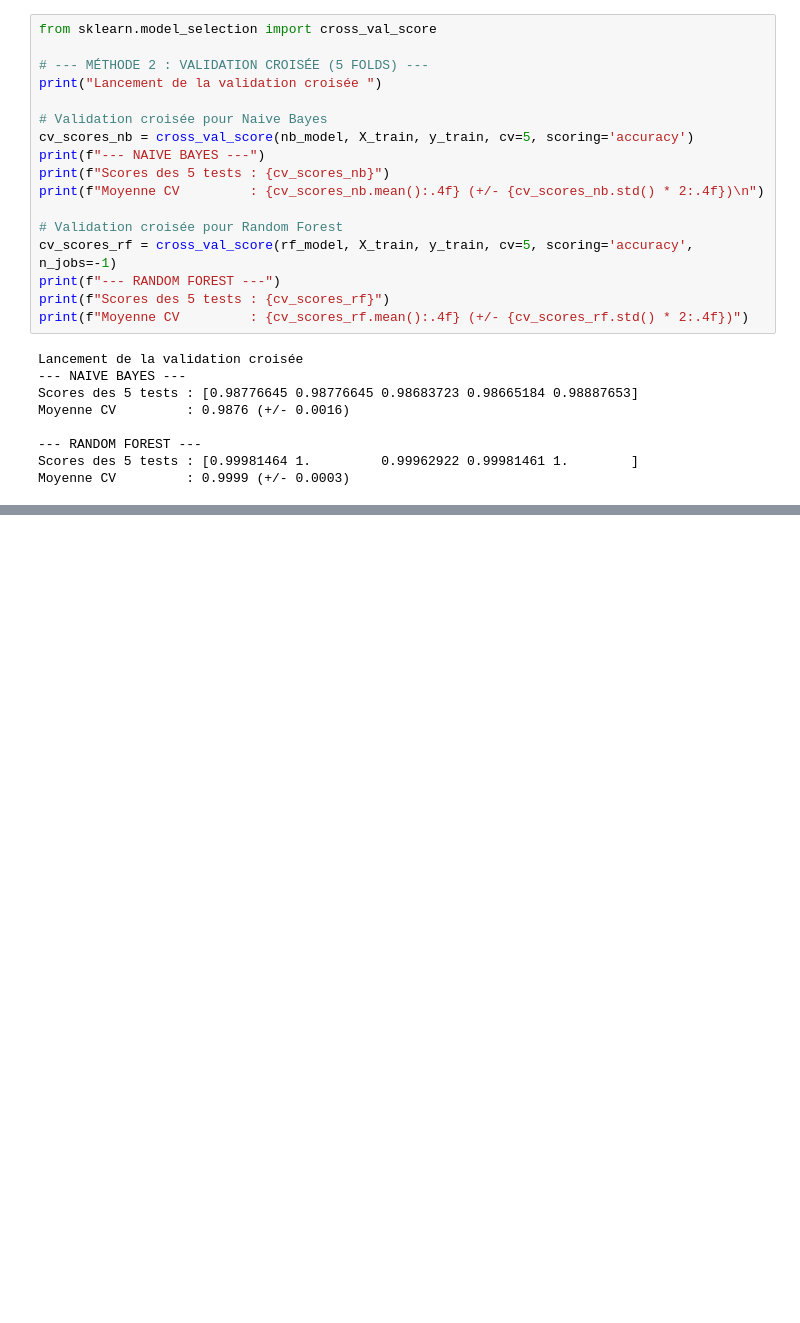
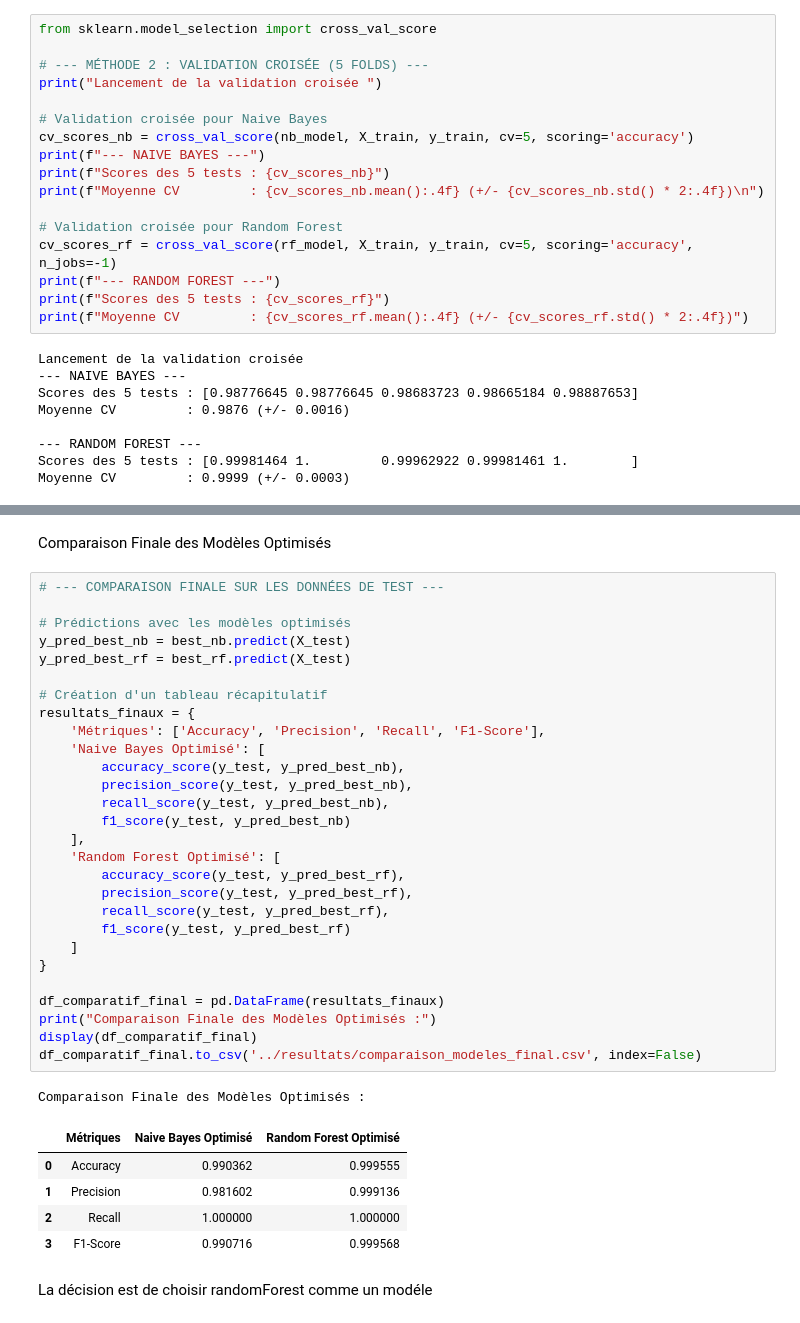
Before and after one commit to yasslous/classification-emails-enron, a Jupyter notebook: cahiers/03_entrainement_modeles.ipynb, the cells around one changed output, grey strips where cells are left out. Cells and saved outputs as stored; diff of their text form; blank space fills up the shorter version.

```diff
--- a/cahiers/03_entrainement_modeles.ipynb
+++ b/cahiers/03_entrainement_modeles.ipynb
@@ -208,0 +249,39 @@ Moyenne CV         : 0.9999 (+/- 0.0003)
+# %% [markdown]
+Comparaison Finale des Modèles Optimisés
+# %%
+# --- COMPARAISON FINALE SUR LES DONNÉES DE TEST ---
+
+# Prédictions avec les modèles optimisés
+y_pred_best_nb = best_nb.predict(X_test)
+y_pred_best_rf = best_rf.predict(X_test)
+
+# Création d'un tableau récapitulatif
+resultats_finaux = {
+    'Métriques': ['Accuracy', 'Precision', 'Recall', 'F1-Score'],
+    'Naive Bayes Optimisé': [
+        accuracy_score(y_test, y_pred_best_nb),
+        precision_score(y_test, y_pred_best_nb),
+        recall_score(y_test, y_pred_best_nb),
+        f1_score(y_test, y_pred_best_nb)
+    ],
+    'Random Forest Optimisé': [
+        accuracy_score(y_test, y_pred_best_rf),
+        precision_score(y_test, y_pred_best_rf),
+        recall_score(y_test, y_pred_best_rf),
+        f1_score(y_test, y_pred_best_rf)
+    ]
+}
+
+df_comparatif_final = pd.DataFrame(resultats_finaux)
+print("Comparaison Finale des Modèles Optimisés :")
+display(df_comparatif_final)
+df_comparatif_final.to_csv('../resultats/comparaison_modeles_final.csv', index=False)
+# %% [output]
+Comparaison Finale des Modèles Optimisés :
+|  | Métriques | Naive Bayes Optimisé | Random Forest Optimisé |
+| 0 | Accuracy | 0.990362 | 0.999555 |
+| 1 | Precision | 0.981602 | 0.999136 |
+| 2 | Recall | 1.000000 | 1.000000 |
+| 3 | F1-Score | 0.990716 | 0.999568 |
+# %% [markdown]
+La décision est de choisir randomForest comme un modéle
```
Also changed, not shown: parts of 3 cells of this notebook, 1 other file.
